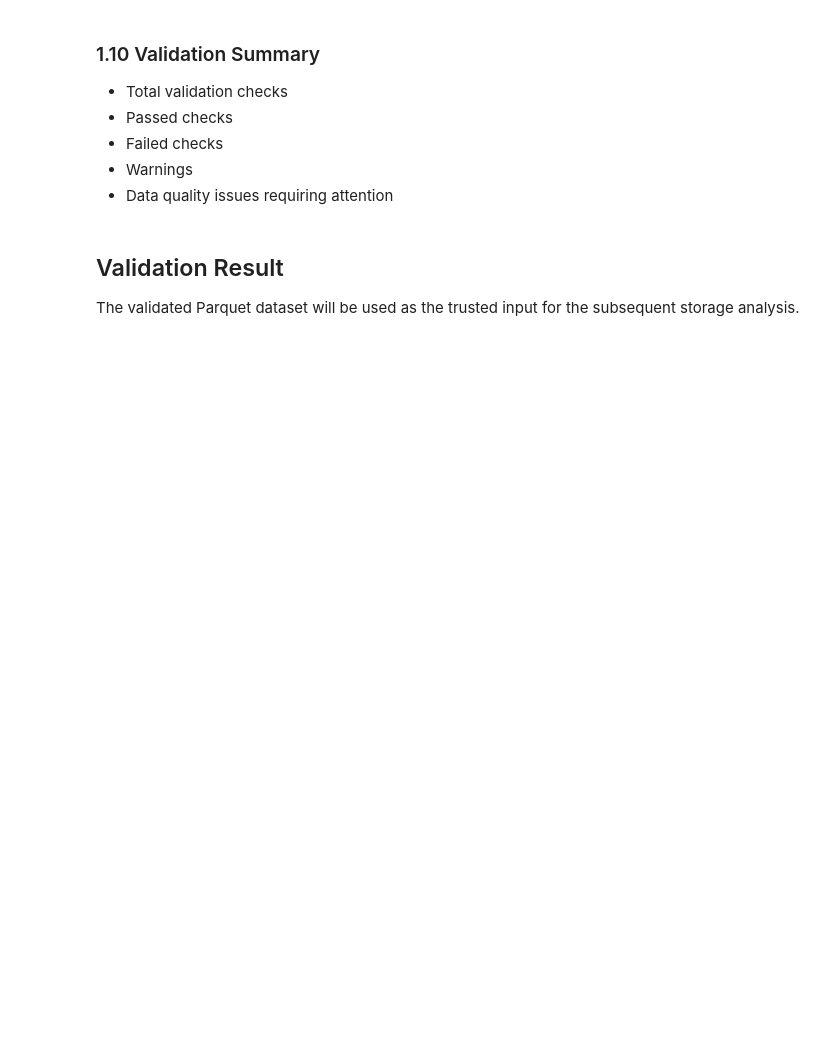
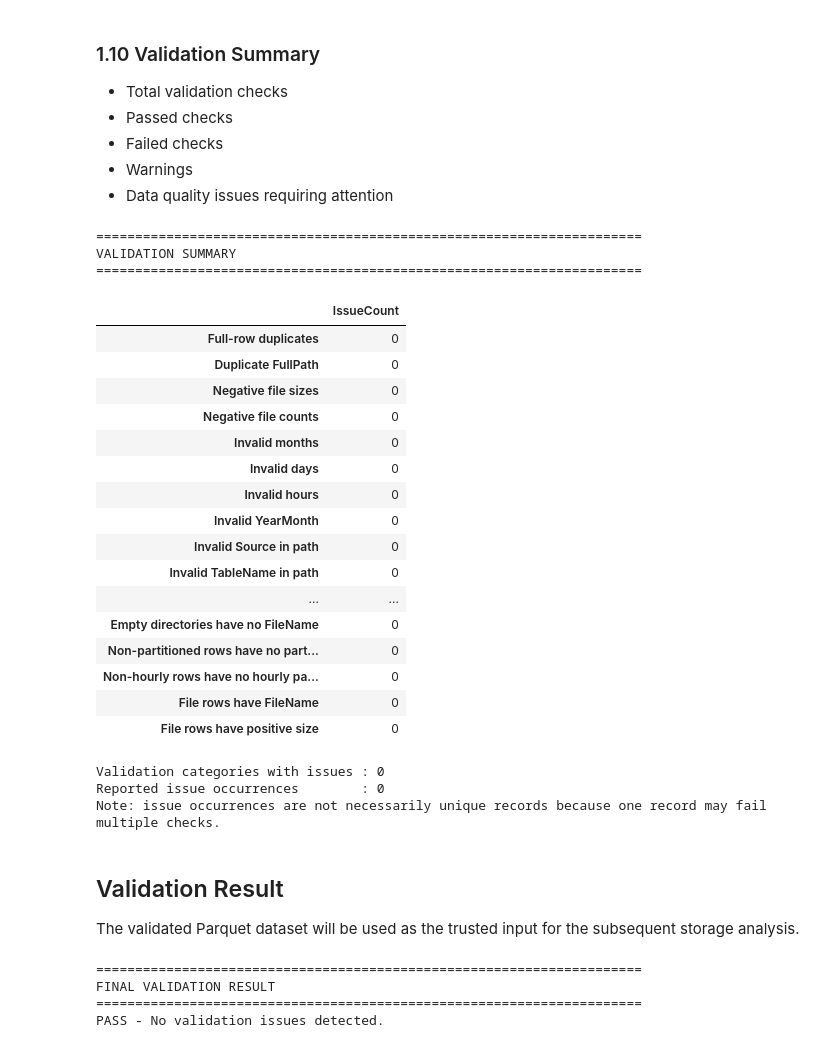
Before and after one commit to sinanaderi88/big-data-storage-management, a Jupyter notebook: analysis/01_metadata_validation.ipynb, the cells around one changed output. Saved outputs shown, nothing was run; the diff lists cells and outputs as text; code cells hidden in the pictures; blank space fills up the shorter version.

```diff
--- a/analysis/01_metadata_validation.ipynb
+++ b/analysis/01_metadata_validation.ipynb
@@ -185,6 +262,12 @@ print(f"\nFull-row duplicates: {full_duplicates:,}")
 - Date and timestamp columns
 - String columns
 - Unexpected data types
+# %%
+# Normalize ModificationTimestamp
+df["ModificationTimestamp"] = pd.to_datetime(
+    df["ModificationTimestamp"],
+    errors="coerce"
+)
 # %%
 expected_types = {
     "TotalSizeBytes": "numeric",
@@ -359,38 +537,81 @@ for check, failures in checks.items():
 # %%
 print("=" * 70)
 print("VALIDATION SUMMARY")
 print("=" * 70)
 
+duplicate_fullpath = df["FullPath"].duplicated().sum()
+
+# Keep each validation result as a separate metric so that the same
+# record is not incorrectly interpreted as multiple unique records.
 summary = {
     "Full-row duplicates": full_duplicates,
     "Duplicate FullPath": duplicate_fullpath,
     "Negative file sizes": (df["TotalSizeBytes"] < 0).sum(),
     "Negative file counts": (df["FileCount"] < 0).sum(),
-    "Invalid months": (~df["Month"].between(1, 12)).sum(),
-    "Invalid days": (~df["Day"].between(1, 31)).sum(),
-    "Invalid hours": (~df["Hour"].between(0, 23)).sum(),
-    "Invalid YearMonth": (df["YearMonth"] != year_month_check).sum(),
+    "Invalid months": (~month_valid).sum(),
+    "Invalid days": (~day_valid).sum(),
+    "Invalid hours": (~hour_valid).sum(),
+    "Invalid YearMonth": (~yearmonth_valid).sum(),
+    "Invalid Source in path": (~source_check).sum(),
+    "Invalid TableName in path": (~table_check).sum(),
+    "Invalid FileName in path": (~filename_check).sum(),
+    **checks,
 }
 
-display(
-    pd.DataFrame.from_dict(
-        summary,
-        orient="index",
-        columns=["IssueCount"]
-    )
+summary_df = pd.DataFrame.from_dict(
+    summary,
+    orient="index",
+    columns=["IssueCount"]
 )
+
+display(summary_df)
+
+failed_checks = (summary_df["IssueCount"] > 0).sum()
+total_issue_count = summary_df["IssueCount"].sum()
+
+print(f"\nValidation categories with issues : {failed_checks:,}")
+print(f"Reported issue occurrences        : {total_issue_count:,}")
+print("Note: issue occurrences are not necessarily unique records because one record may fail multiple checks.")
+# %% [output]
+======================================================================
+VALIDATION SUMMARY
+======================================================================
+|  | IssueCount |
+| Full-row duplicates | 0 |
+| Duplicate FullPath | 0 |
+| Negative file sizes | 0 |
+| Negative file counts | 0 |
+| Invalid months | 0 |
+| Invalid days | 0 |
+| Invalid hours | 0 |
+| Invalid YearMonth | 0 |
+| Invalid Source in path | 0 |
+| Invalid TableName in path | 0 |
+| ... | ... |
+| Empty directories have no FileName | 0 |
+| Non-partitioned rows have no part... | 0 |
+| Non-hourly rows have no hourly pa... | 0 |
+| File rows have FileName | 0 |
+| File rows have positive size | 0 |
+Validation categories with issues : 0
+Reported issue occurrences        : 0
+Note: issue occurrences are not necessarily unique records because one record may fail multiple checks.
 # %% [markdown]
 ## Validation Result
 
 The validated Parquet dataset will be used as the trusted input for the subsequent storage analysis.
 # %%
-validation_issues = sum(summary.values())
-
 print("=" * 70)
 print("FINAL VALIDATION RESULT")
 print("=" * 70)
 
-if validation_issues == 0:
+if failed_checks == 0:
     print("PASS - No validation issues detected.")
 else:
-    print(f"REVIEW REQUIRED - {validation_issues:,} validation issues detected.")
+    print(f"REVIEW REQUIRED - {failed_checks:,} validation categories contain issues.")
+    print(f"Reported issue occurrences: {total_issue_count:,}")
+# %% [output]
+======================================================================
+FINAL VALIDATION RESULT
+======================================================================
+PASS - No validation issues detected.
```
Also changed, not shown: parts of 13 cells of this notebook, 2 other files.
